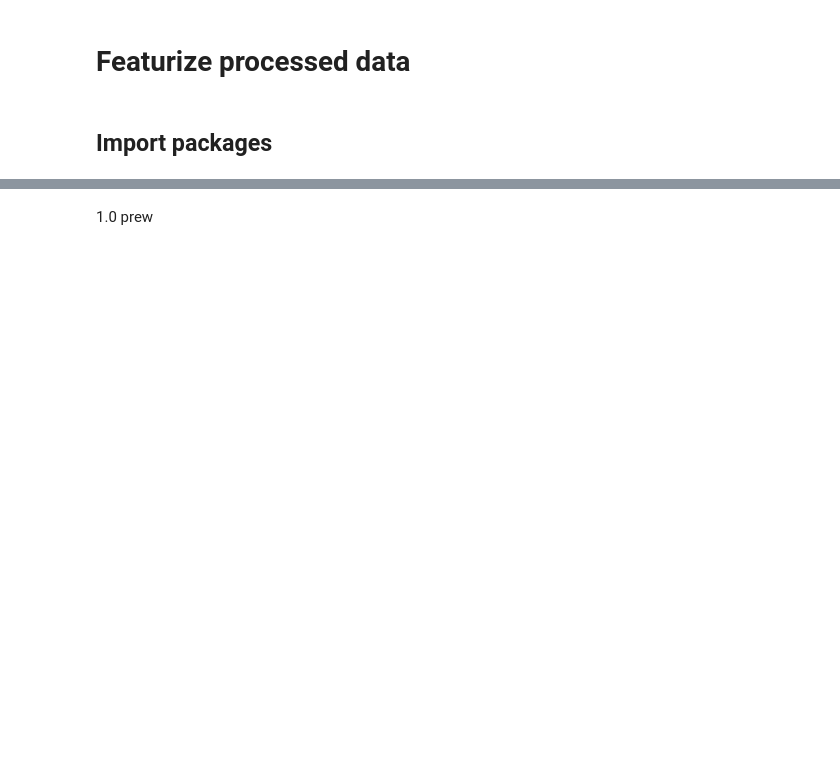
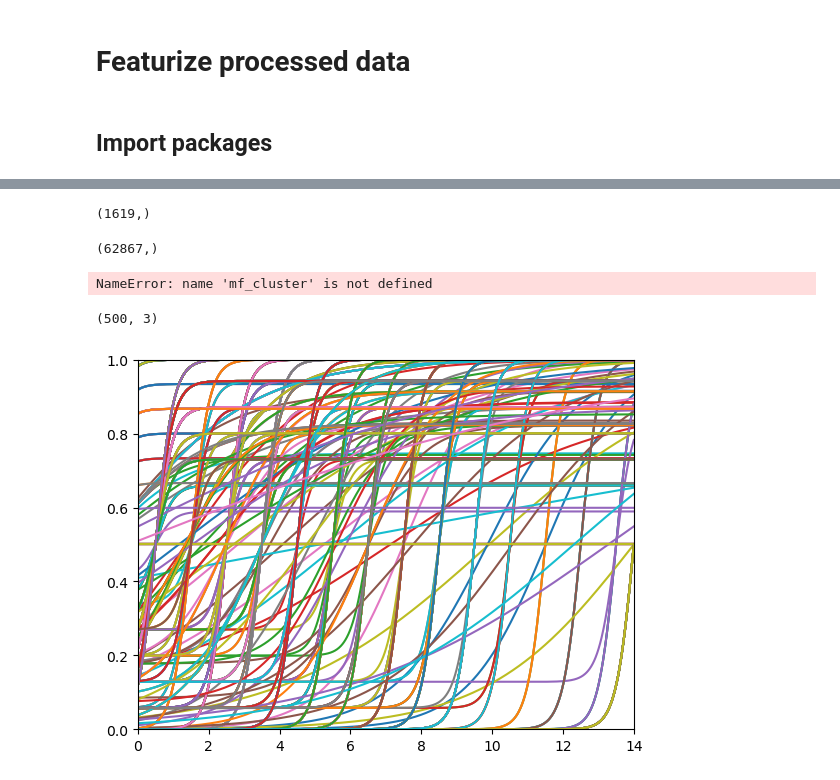
Before and after one commit to johnlyzhou/decision-making, a Jupyter notebook: notebooks/jlz-dev-featurize.ipynb, the cells around one changed output, grey strips where cells are left out. Drawn from its saved outputs; the diff is of its cells as text; code cells hidden in the pictures; blank space fills up the shorter version.

```diff
--- a/notebooks/jlz-dev-featurize.ipynb
+++ b/notebooks/jlz-dev-featurize.ipynb
@@ -129,2 +225,25 @@ print("% of under that are MB:",np.sum(X_embedded_mse[mse_boundary:, dim] < bord
-# %% [markdown]
-1.0 prew
+# %%
+invalid = np.arange(100000)
+invalid = np.delete(invalid, bigboy.get_valid_idxs())
+print(invalid.shape)
+# %% [output]
+(1619,)
+# %%
+embed_all = torch.squeeze(model(torch.unsqueeze(torch.from_numpy(bigboy.sigmoid_parameters).float(), 1))).detach().numpy()
+idxs = np.argwhere((embed_all[:, dim] > l_border) & (embed_all[:, dim] < r_border))
+boola = np.array([(i not in invalid) for i in list(idxs)])
+print(boola.shape)
+idxs = idxs[boola]
+# %% [output]
+(62867,)
+# %%
+plt.hist(bigboy.parameter_labels[mf_cluster, 1])
+# %% [output]
+NameError: name 'mf_cluster' is not defined
+# %%
+idxs = np.random.choice(np.arange(0, boundary), size=500, replace=True, p=None)
+
+bigboy.visualize_sigmoids(idxs)
+# %% [output]
+(500, 3)
+[figure, added]
```
Also changed, not shown: parts of 19 cells of this notebook, 3 other files.
